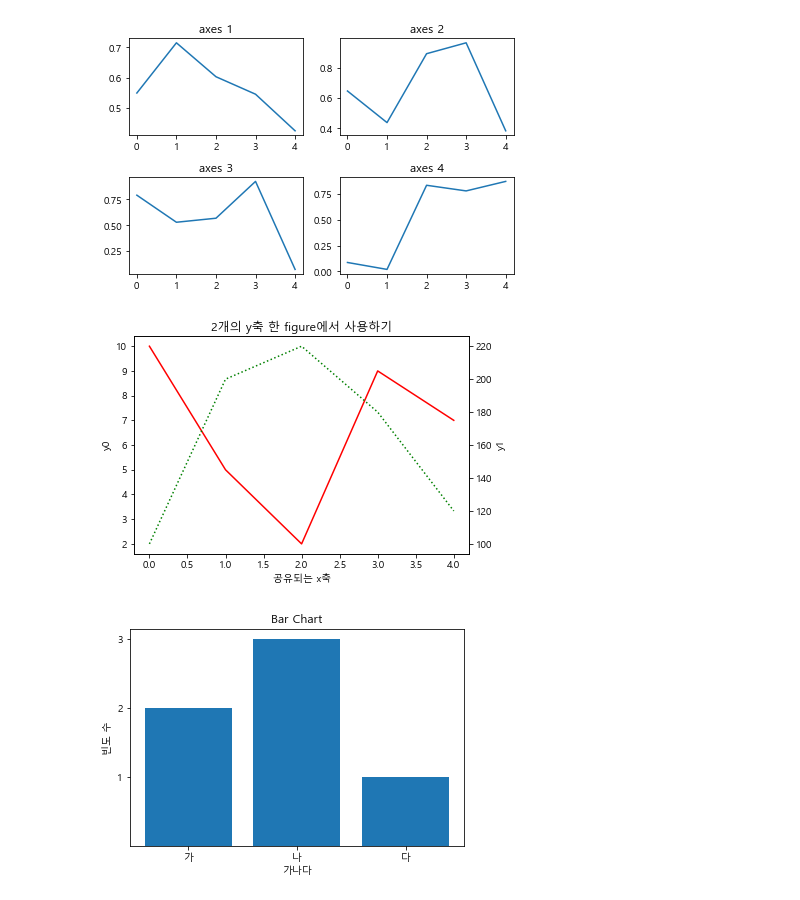
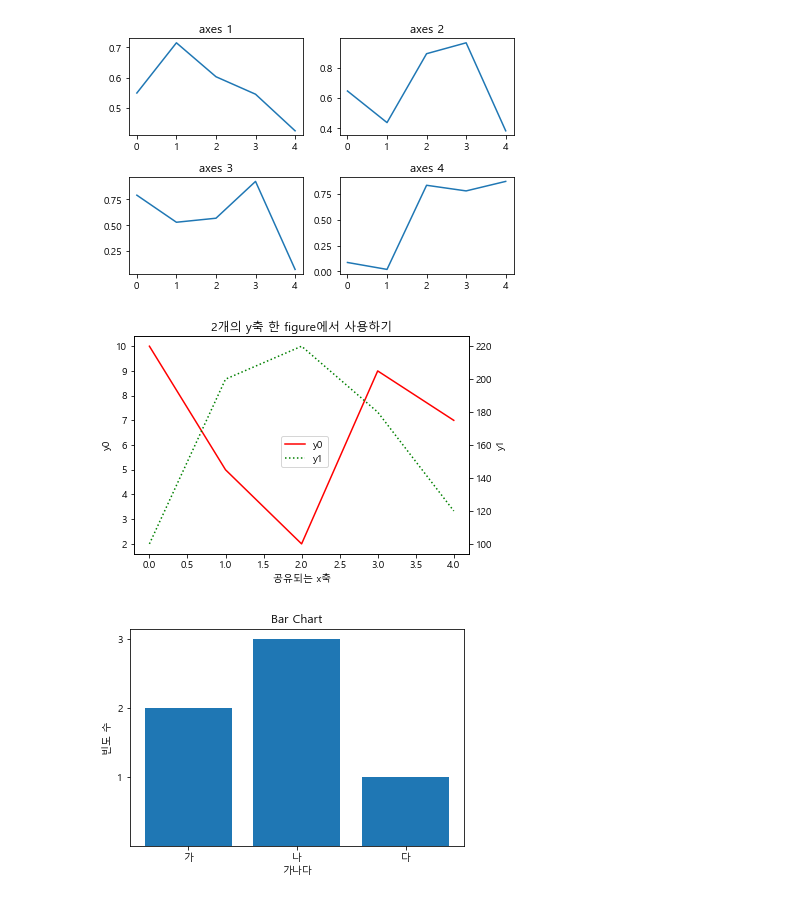
Before and after one commit to seungyeonhdata/TIL, a Jupyter notebook: numpy/day6(visualization).ipynb, the cells around one changed output. Cells and saved outputs as stored; diff of their text form; code cells hidden in the pictures.

```diff
--- a/numpy/day6.help.ipynb
+++ b/numpy/day6(visualization).ipynb
@@ -245,17 +250,18 @@ plt.show()
 # %%
 fig, ax0 = plt.subplots()
 ax1 = ax0.twinx()
 ax0.set_title("2개의 y축 한 figure에서 사용하기")
 ax0.plot([10, 5, 2, 9, 7], 'r-', label="y0")
 ax0.set_ylabel("y0")
 ax0.grid(False)
 ax1.plot([100, 200, 220, 180, 120], 'g:', label="y1")
 ax1.set_ylabel("y1")
 ax1.grid(False)
 ax0.set_xlabel("공유되는 x축")
+fig.legend(loc=10)
 plt.show()
 # %% [output]
-[figure, old version]
+[figure, new version]
 # %%
 import matplotlib as mpl
 import matplotlib.pylab as plt
```
Also changed, not shown: parts of 15 cells of this notebook, 17 other files.
